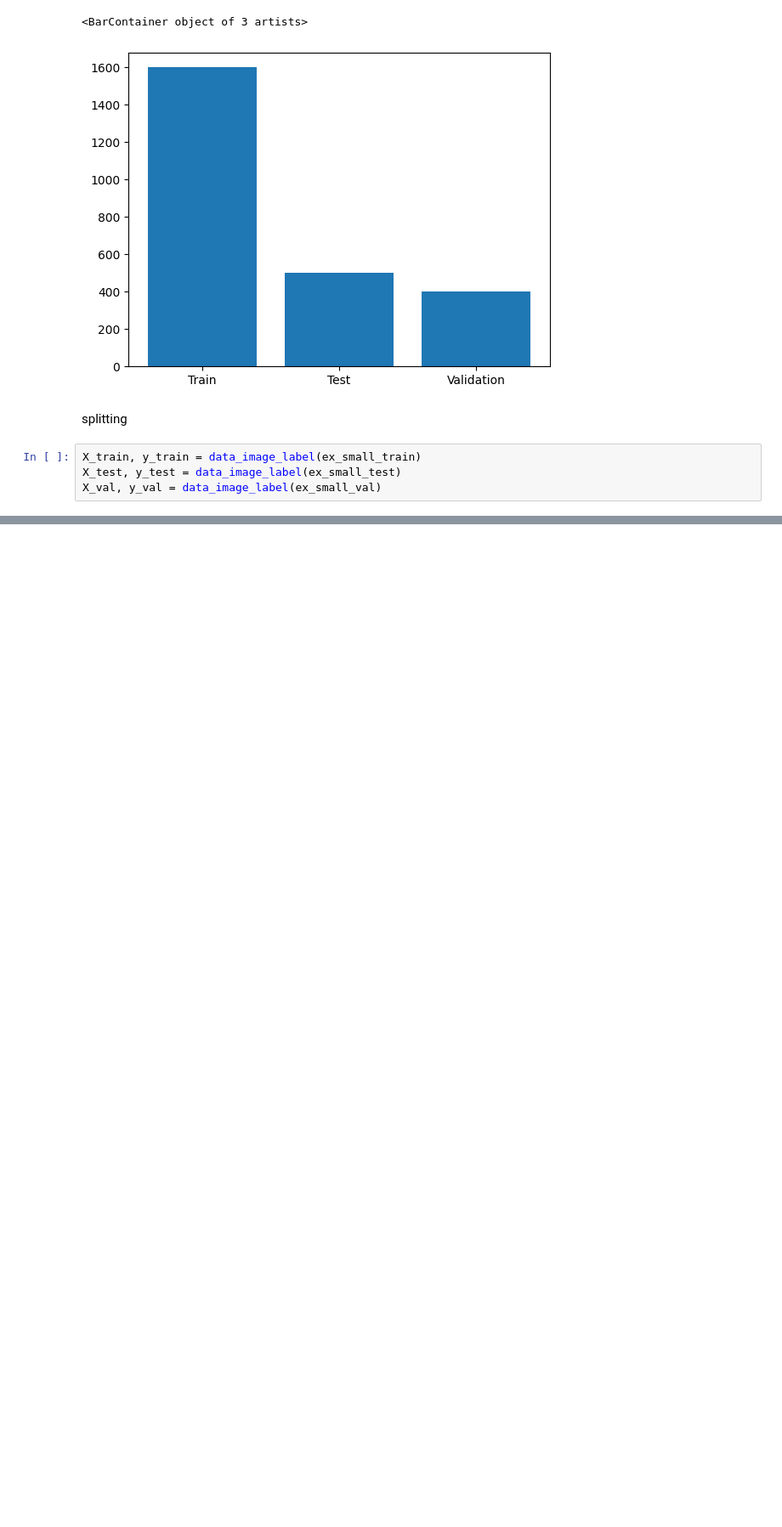
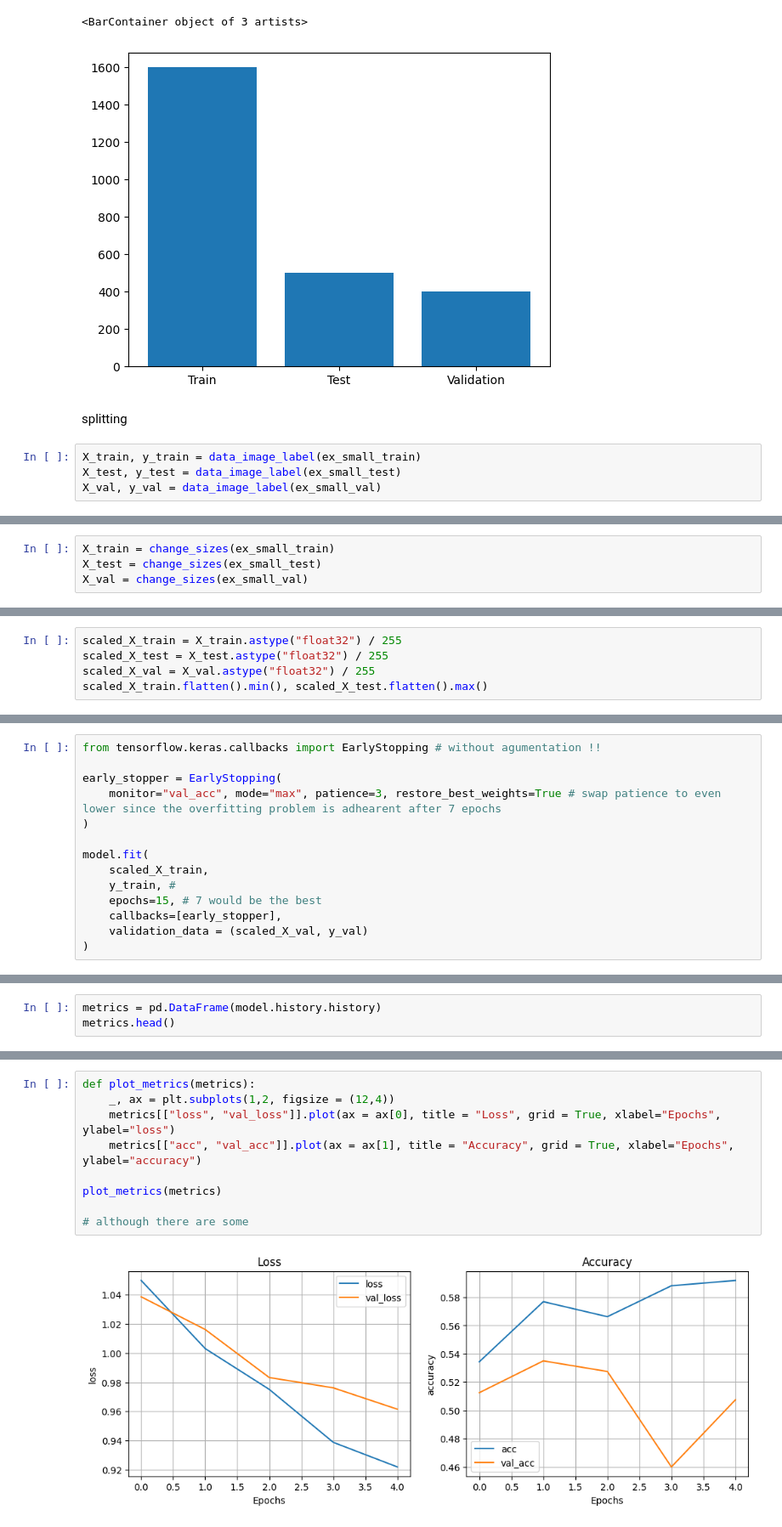
Before and after one commit to NoahEliasson/AI-Noah-Eliasson-OPA23, a Jupyter notebook: lab2/lab_2.ipynb, the cells around one changed output, grey strips where cells are left out. Shown at 85% size. Cells and saved outputs as stored; diff of their text form; blank space fills up the shorter version.

Commit message:
last commit for deadline, need explaining and help for further debugging since i have explored the things i have an understanding for. Dont have time for deadline

```diff
--- a/lab2/lab_2.ipynb
+++ b/lab2/lab_2.ipynb
@@ -159,0 +198,4 @@ plt.show()
+# %%
+X_train = change_sizes(ex_small_train)
+X_test = change_sizes(ex_small_test)
+X_val = change_sizes(ex_small_val)
@@ -159,0 +226,5 @@ plt.show()
+# %%
+scaled_X_train = X_train.astype("float32") / 255
+scaled_X_test = X_test.astype("float32") / 255
+scaled_X_val = X_val.astype("float32") / 255
+scaled_X_train.flatten().min(), scaled_X_test.flatten().max()
@@ -159,0 +326,14 @@ plt.show()
+# %%
+from tensorflow.keras.callbacks import EarlyStopping # without agumentation !!
+
+early_stopper = EarlyStopping(
+    monitor="val_acc", mode="max", patience=3, restore_best_weights=True # swap patience to even lower since the overfitting problem is adhearent after 7 epochs
+)
+
+model.fit(
+    scaled_X_train,
+    y_train, #
+    epochs=15, # 7 would be the best
+    callbacks=[early_stopper],
+    validation_data = (scaled_X_val, y_val)
+)
@@ -159,0 +352,3 @@ plt.show()
+# %%
+metrics = pd.DataFrame(model.history.history)
+metrics.head()
@@ -159,0 +362,11 @@ plt.show()
+# %%
+def plot_metrics(metrics):
+    _, ax = plt.subplots(1,2, figsize = (12,4))
+    metrics[["loss", "val_loss"]].plot(ax = ax[0], title = "Loss", grid = True, xlabel="Epochs", ylabel="loss")
+    metrics[["acc", "val_acc"]].plot(ax = ax[1], title = "Accuracy", grid = True, xlabel="Epochs", ylabel="accuracy")
+
+plot_metrics(metrics)
+
+# although there are some
+# %% [output]
+[figure, added]
```
Also changed, not shown: parts of 45 cells of this notebook, 1 other file.
